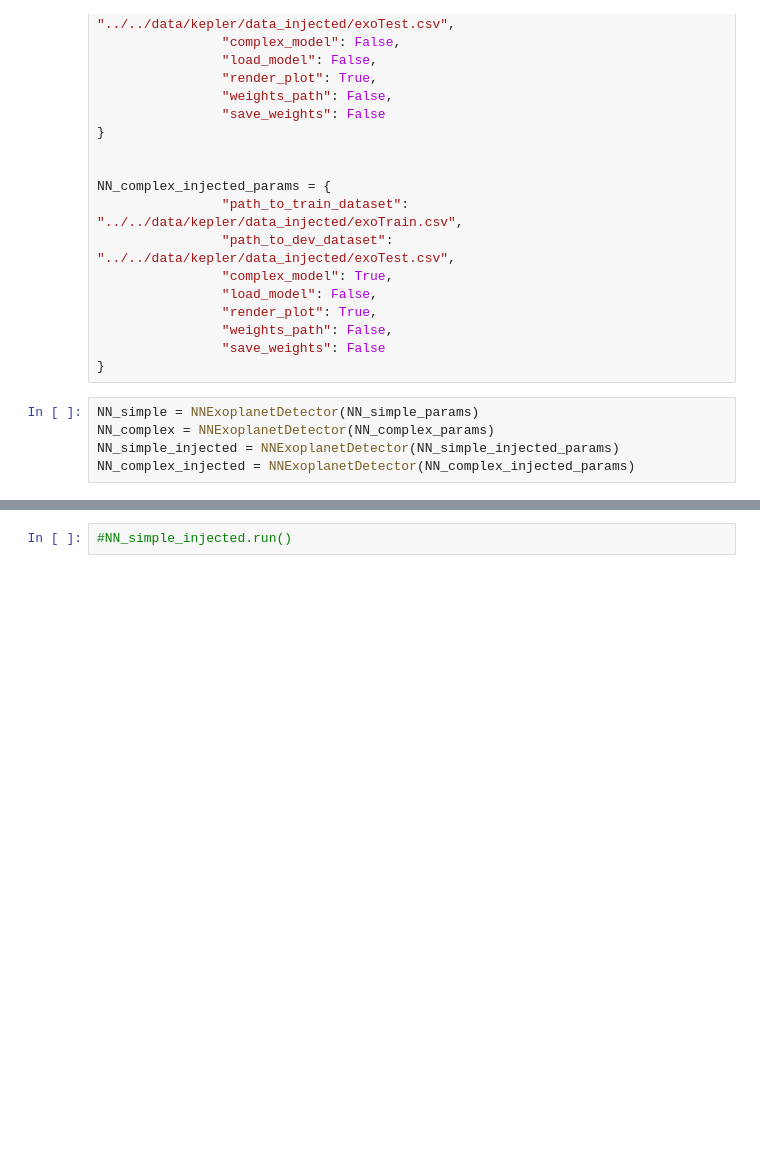
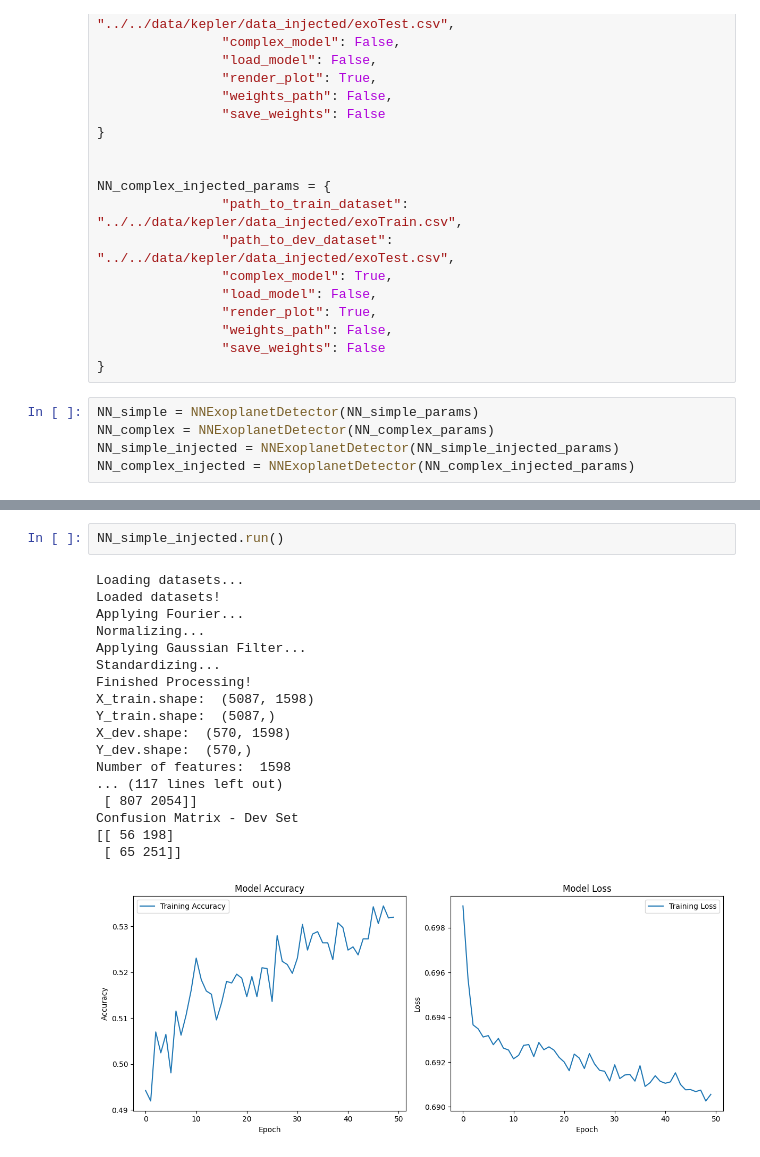
Before and after one commit to riccsimo/T_G_B_T, a Jupyter notebook: Assignment2/Task_F_G.ipynb, the cells around one changed output, grey strips where cells are left out. Cells and saved outputs as stored; diff of their text form; blank space fills up the shorter version.

```diff
--- a/Assignment2/Task_F_G.ipynb
+++ b/Assignment2/Task_F_G.ipynb
@@ -100,2 +129,21 @@ Confusion Matrix - Dev Set
-# %%
-#NN_simple_injected.run()
+# %%
+NN_simple_injected.run()
+# %% [output]
+Loading datasets...
+Loaded datasets!
+Applying Fourier...
+Normalizing...
+Applying Gaussian Filter...
+Standardizing...
+Finished Processing!
+X_train.shape:  (5087, 1598)
+Y_train.shape:  (5087,)
+X_dev.shape:  (570, 1598)
+Y_dev.shape:  (570,)
+Number of features:  1598
+... (117 lines left out)
+ [ 807 2054]]
+Confusion Matrix - Dev Set
+[[ 56 198]
+ [ 65 251]]
+[figure, added]
```
Also changed, not shown: parts of 6 cells of this notebook, 7 other files.
